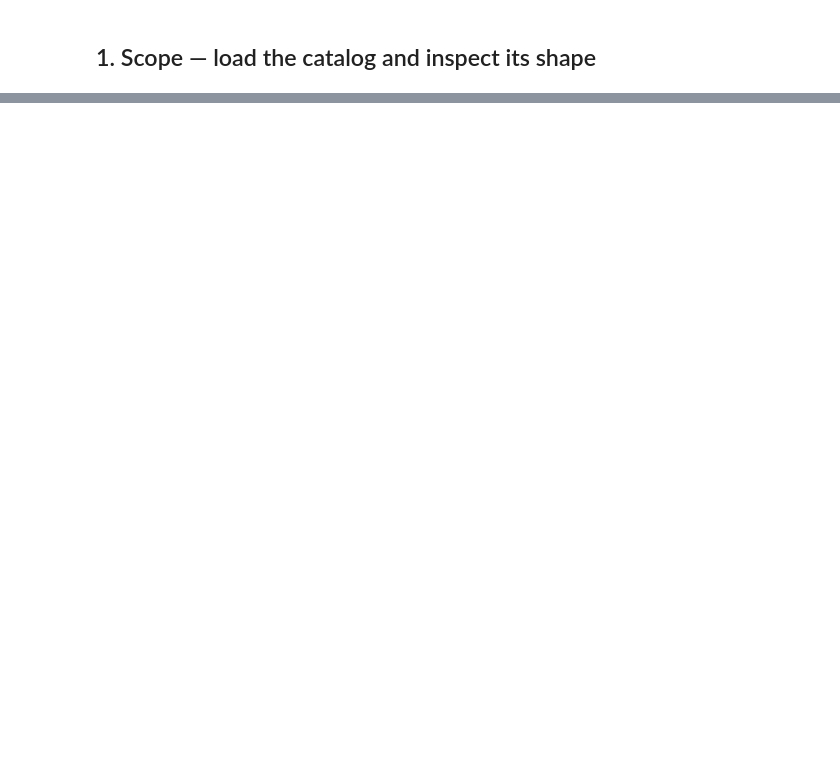
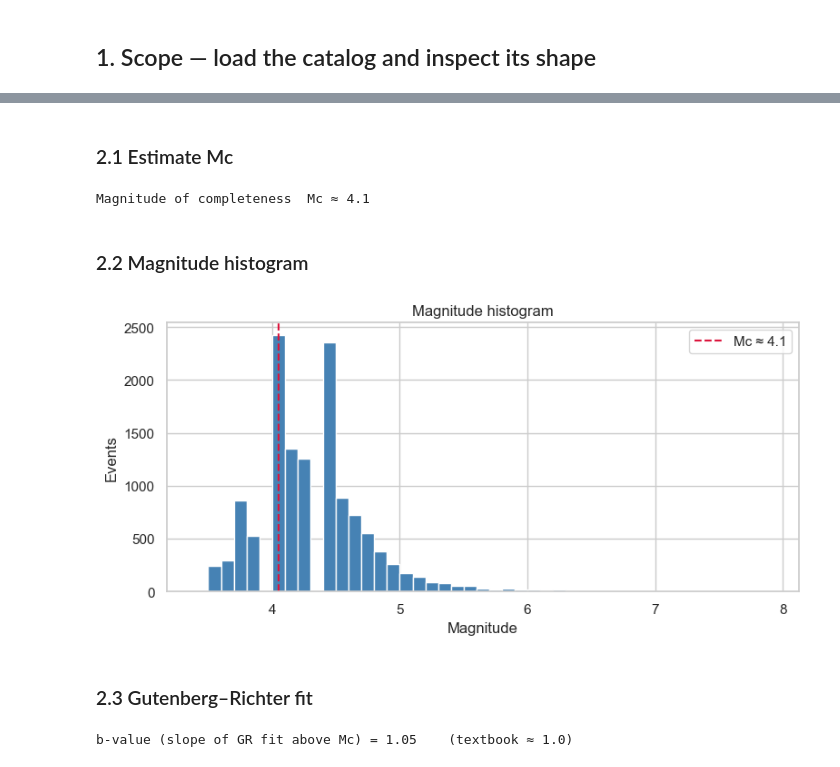
Before and after one commit to UsmanAhmed98/seismic-sequence-mining, a Jupyter notebook: notebooks/01_eda.ipynb, the cells around one changed output, grey strips where cells are left out. Saved outputs shown, nothing was run; the diff lists cells and outputs as text; code cells hidden in the pictures; blank space fills up the shorter version.

```diff
--- a/notebooks/01_eda.ipynb
+++ b/notebooks/01_eda.ipynb
@@ -39,2 +49,27 @@ OK
+# %%
+def estimate_completeness_magnitude(magnitudes, bin_width=0.1):
+    """Mc ≈ the magnitude bin with the most events (max-curvature method)."""
+    bins = np.arange(magnitudes.min() - bin_width, magnitudes.max() + bin_width, bin_width)
+    counts, edges = np.histogram(magnitudes, bins=bins)
+    bin_centers = 0.5 * (edges[:-1] + edges[1:])
+    return float(bin_centers[int(np.argmax(counts))])
+
+
+def fit_gutenberg_richter(magnitudes, mc, step=0.1, min_count=10):
+    """Fit log10 N(>=M) = a - b * M to magnitudes >= Mc.
+
+    Returns: b_value, intercept, magnitude_grid, n_at_or_above.
+    """
+    magnitude_grid = np.arange(mc, magnitudes.max() + step, step)
+    n_at_or_above = np.array(
+        [(magnitudes >= m).sum() for m in magnitude_grid], dtype=float
+    )
+    enough_data = n_at_or_above >= min_count
+    slope, intercept = np.polyfit(
+        magnitude_grid[enough_data],
+        np.log10(n_at_or_above[enough_data]),
+        deg=1,
+    )
+    return -slope, intercept, magnitude_grid, n_at_or_above
 # %% [markdown]
 ## 1. Scope — load the catalog and inspect its shape
@@ -335,0 +76,4 @@ catalog.
+# %%
+catalog = pd.read_parquet(PROJECT_ROOT / "data" / "processed" / "catalog.parquet")
+print(f"Rows:    {len(catalog):,}")
+print(f"Columns: {catalog.shape[1]}")
@@ -335,0 +135,27 @@ catalog.
+# %% [markdown]
+### 2.1 Estimate Mc
+# %%
+mc = estimate_completeness_magnitude(catalog["mag"])
+print(f"Magnitude of completeness  Mc ≈ {mc:.1f}")
+# %% [output]
+Magnitude of completeness  Mc ≈ 4.1
+# %% [markdown]
+### 2.2 Magnitude histogram
+# %%
+fig, ax = plt.subplots(figsize=(8, 4))
+ax.hist(catalog["mag"], bins=np.arange(3.4, 8.0, 0.1), color="steelblue", edgecolor="white")
+ax.axvline(mc, color="crimson", ls="--", label=f"Mc ≈ {mc:.1f}")
+ax.set(xlabel="Magnitude", ylabel="Events", title="Magnitude histogram")
+ax.legend()
+plt.tight_layout()
+plt.savefig(FIG_DIR / "01_magnitude_histogram.png", dpi=120, bbox_inches="tight")
+plt.show()
+# %% [output]
+[figure, added]
+# %% [markdown]
+### 2.3 Gutenberg–Richter fit
+# %%
+b_value, intercept, mag_grid, n_ge_m = fit_gutenberg_richter(catalog["mag"], mc)
+print(f"b-value (slope of GR fit above Mc) = {b_value:.2f}    (textbook ≈ 1.0)")
+# %% [output]
+b-value (slope of GR fit above Mc) = 1.05    (textbook ≈ 1.0)
```
Also changed, not shown: parts of 51 cells of this notebook, 1 other file.
